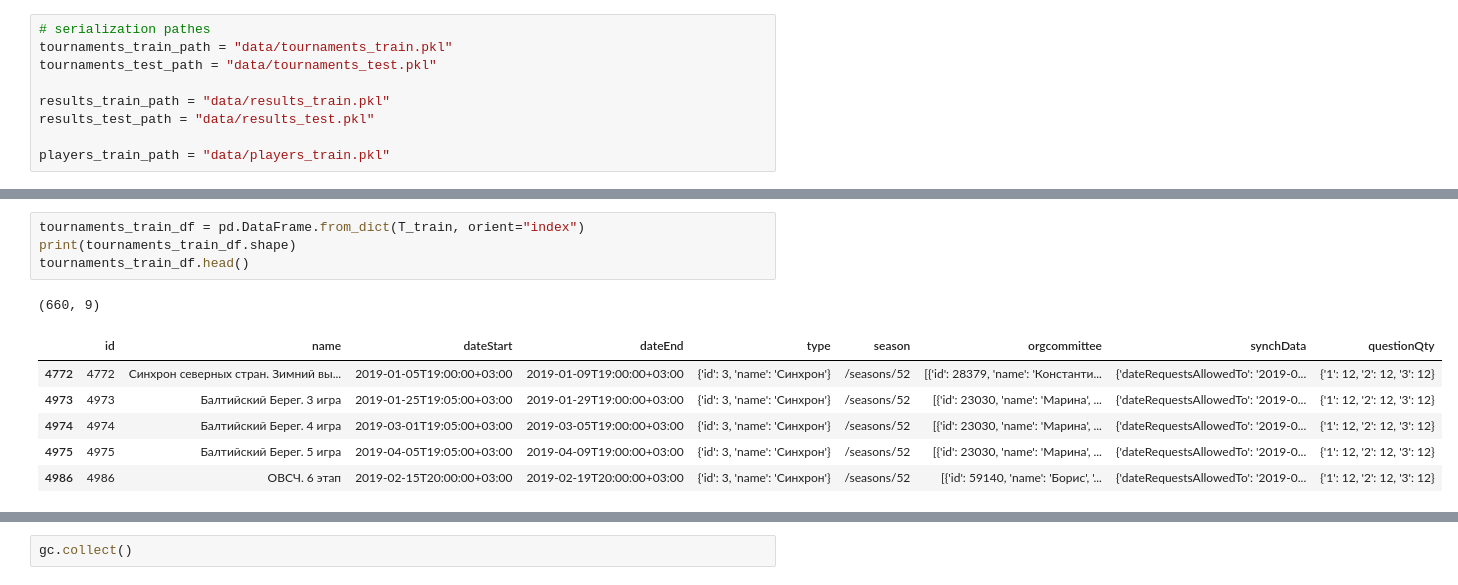
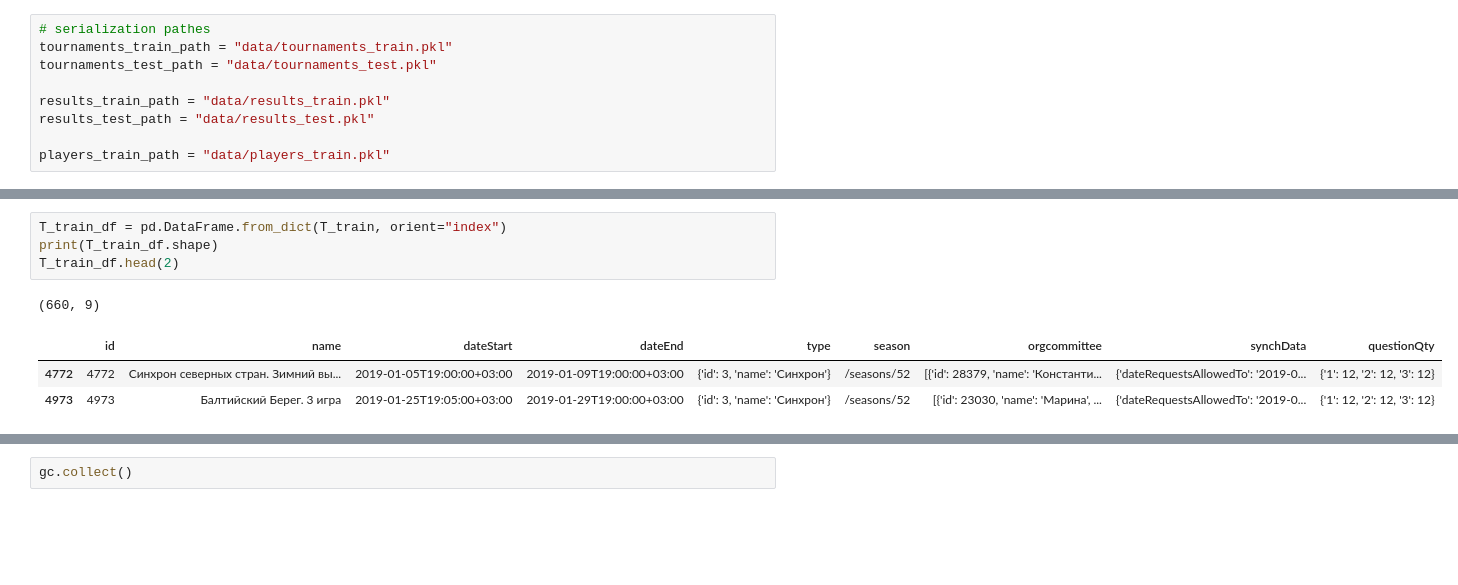
Before and after one commit to Den4S/made22-advanced-ml, a Jupyter notebook: hw-2/what-where-why.ipynb, the cells around one changed output, grey strips where cells are left out. Drawn from its saved outputs; the diff is of its cells as text; blank space fills up the shorter version.

```diff
--- a/hw-2/what-where-why.ipynb
+++ b/hw-2/what-where-why.ipynb
@@ -239,15 +244,12 @@ players_train_df.head()
 | 31 | 31 | Ситара | Фахраддин гызы | Абасова |
 | 35 | 35 | Нарек | Гагикович | Абгарян |
 # %%
-tournaments_train_df = pd.DataFrame.from_dict(T_train, orient="index")
-print(tournaments_train_df.shape)
-tournaments_train_df.head()
+T_train_df = pd.DataFrame.from_dict(T_train, orient="index")
+print(T_train_df.shape)
+T_train_df.head(2)
 # %% [output]
 (660, 9)
 |  | id | name | dateStart | dateEnd | type | season | orgcommittee | synchData | questionQty |
 | 4772 | 4772 | Синхрон северных стран. Зимний вы... | 2019-01-05T19:00:00+03:00 | 2019-01-09T19:00:00+03:00 | {'id': 3, 'name': 'Синхрон'} | /seasons/52 | [{'id': 28379, 'name': 'Константи... | {'dateRequestsAllowedTo': '2019-0... | {'1': 12, '2': 12, '3': 12} |
 | 4973 | 4973 | Балтийский Берег. 3 игра | 2019-01-25T19:05:00+03:00 | 2019-01-29T19:00:00+03:00 | {'id': 3, 'name': 'Синхрон'} | /seasons/52 | [{'id': 23030, 'name': 'Марина', ... | {'dateRequestsAllowedTo': '2019-0... | {'1': 12, '2': 12, '3': 12} |
-| 4974 | 4974 | Балтийский Берег. 4 игра | 2019-03-01T19:05:00+03:00 | 2019-03-05T19:00:00+03:00 | {'id': 3, 'name': 'Синхрон'} | /seasons/52 | [{'id': 23030, 'name': 'Марина', ... | {'dateRequestsAllowedTo': '2019-0... | {'1': 12, '2': 12, '3': 12} |
-| 4975 | 4975 | Балтийский Берег. 5 игра | 2019-04-05T19:05:00+03:00 | 2019-04-09T19:00:00+03:00 | {'id': 3, 'name': 'Синхрон'} | /seasons/52 | [{'id': 23030, 'name': 'Марина', ... | {'dateRequestsAllowedTo': '2019-0... | {'1': 12, '2': 12, '3': 12} |
-| 4986 | 4986 | ОВСЧ. 6 этап | 2019-02-15T20:00:00+03:00 | 2019-02-19T20:00:00+03:00 | {'id': 3, 'name': 'Синхрон'} | /seasons/52 | [{'id': 59140, 'name': 'Борис', '... | {'dateRequestsAllowedTo': '2019-0... | {'1': 12, '2': 12, '3': 12} |
 # %%
```
Also changed, not shown: parts of 68 cells of this notebook, 4 other files.
